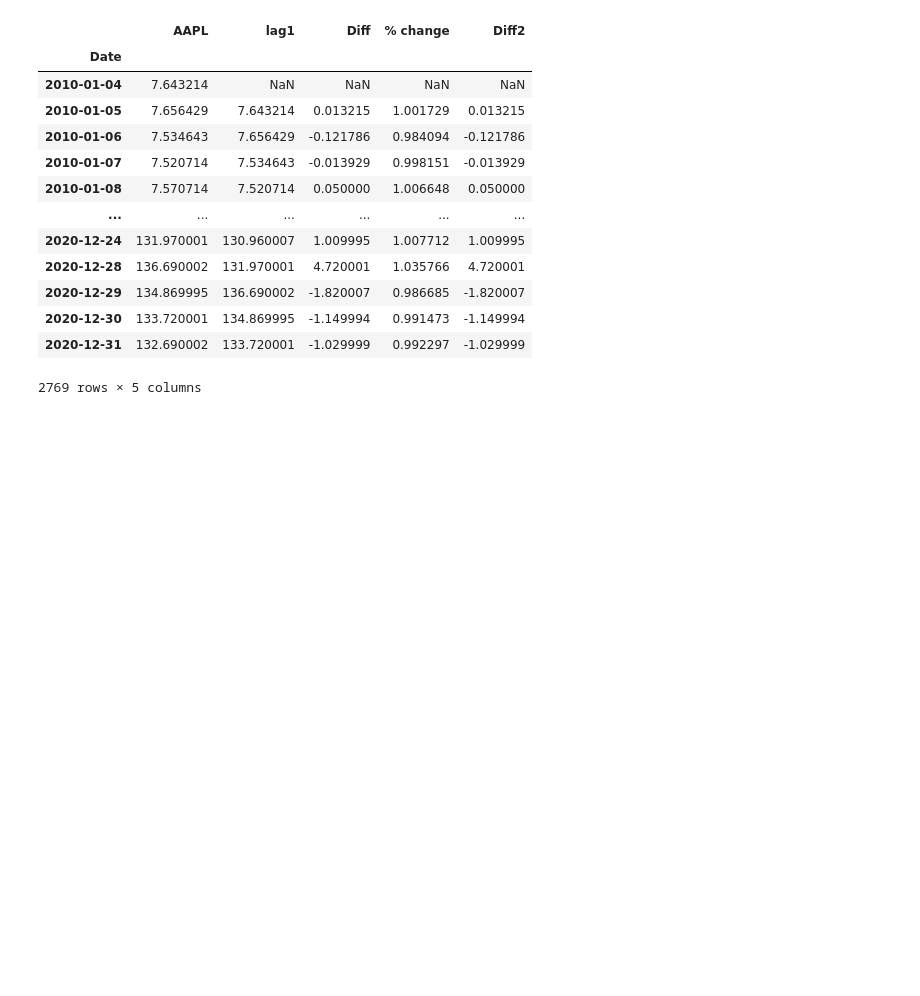
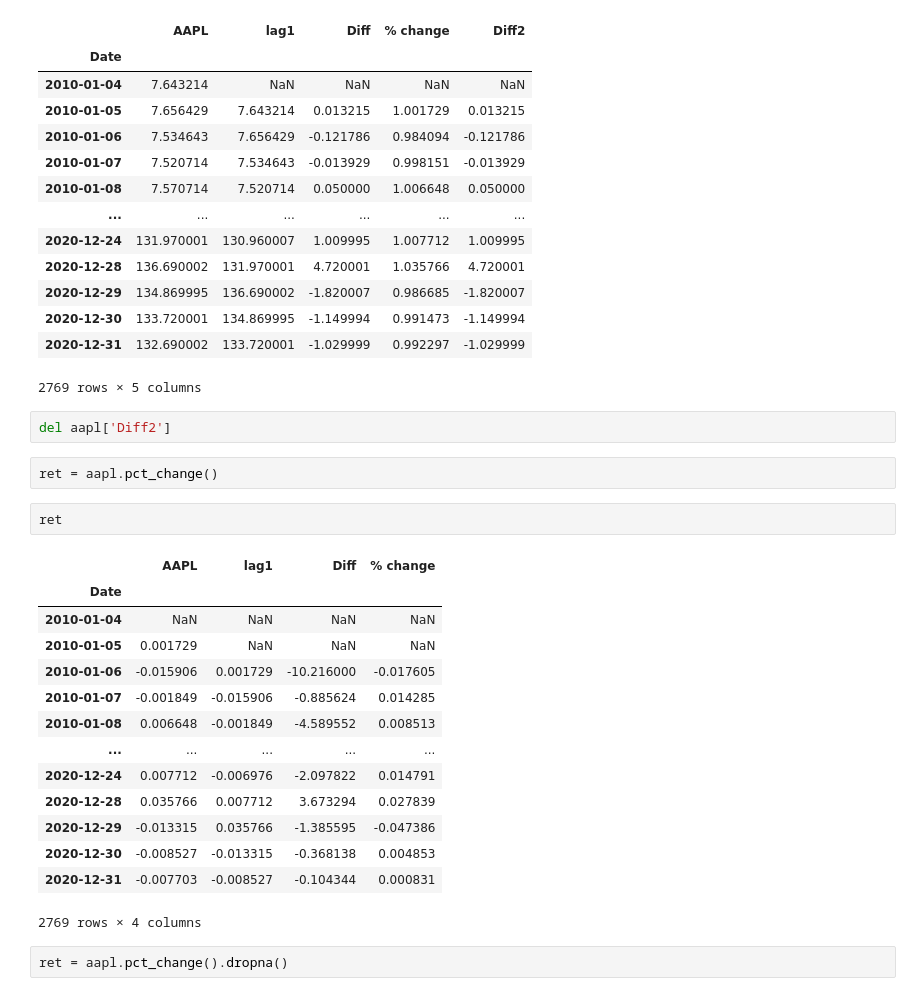
Before and after one commit to tuxlimr/Celery_Preprocessing, a Jupyter notebook: QuantEngineer_NASDAQ_Yahoo.ipynb, the cells around one changed output. Drawn from its saved outputs; the diff is of its cells as text; blank space fills up the shorter version.

```diff
--- a/QuantEngineer_NASDAQ_Yahoo.ipynb
+++ b/QuantEngineer_NASDAQ_Yahoo.ipynb
@@ -347,3 +347,26 @@ aapl
 | 2020-12-30 | 133.720001 | 134.869995 | -1.149994 | 0.991473 | -1.149994 |
 | 2020-12-31 | 132.690002 | 133.720001 | -1.029999 | 0.992297 | -1.029999 |
 2769 rows × 5 columns
+# %%
+del aapl['Diff2']
+# %%
+ret = aapl.pct_change()
+# %%
+ret
+# %% [output]
+|  | AAPL | lag1 | Diff | % change |
+| Date |  |  |  |  |
+| 2010-01-04 | NaN | NaN | NaN | NaN |
+| 2010-01-05 | 0.001729 | NaN | NaN | NaN |
+| 2010-01-06 | -0.015906 | 0.001729 | -10.216000 | -0.017605 |
+| 2010-01-07 | -0.001849 | -0.015906 | -0.885624 | 0.014285 |
+| 2010-01-08 | 0.006648 | -0.001849 | -4.589552 | 0.008513 |
+| ... | ... | ... | ... | ... |
+| 2020-12-24 | 0.007712 | -0.006976 | -2.097822 | 0.014791 |
+| 2020-12-28 | 0.035766 | 0.007712 | 3.673294 | 0.027839 |
+| 2020-12-29 | -0.013315 | 0.035766 | -1.385595 | -0.047386 |
+| 2020-12-30 | -0.008527 | -0.013315 | -0.368138 | 0.004853 |
+| 2020-12-31 | -0.007703 | -0.008527 | -0.104344 | 0.000831 |
+2769 rows × 4 columns
+# %%
+ret = aapl.pct_change().dropna()
```
Also changed, not shown: parts of 28 cells of this notebook.
